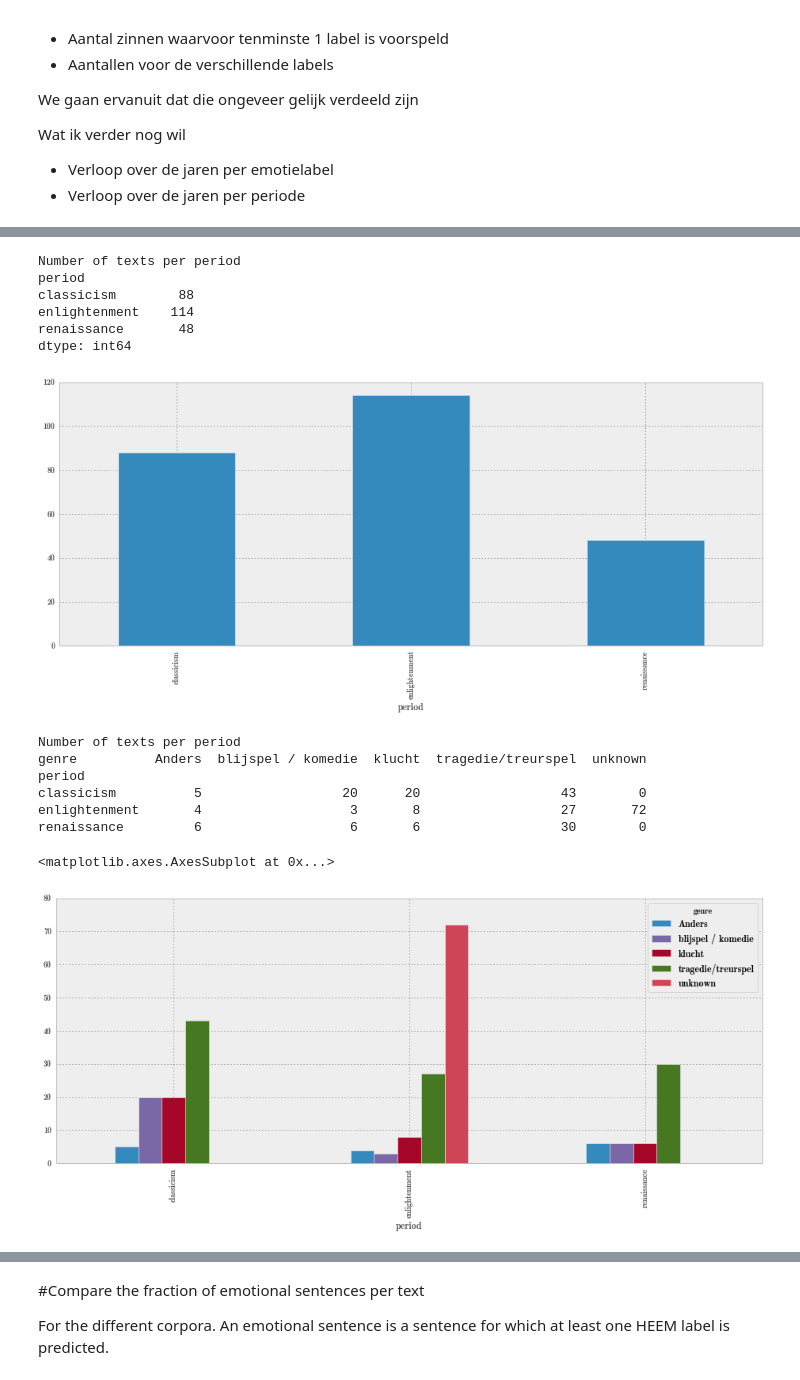
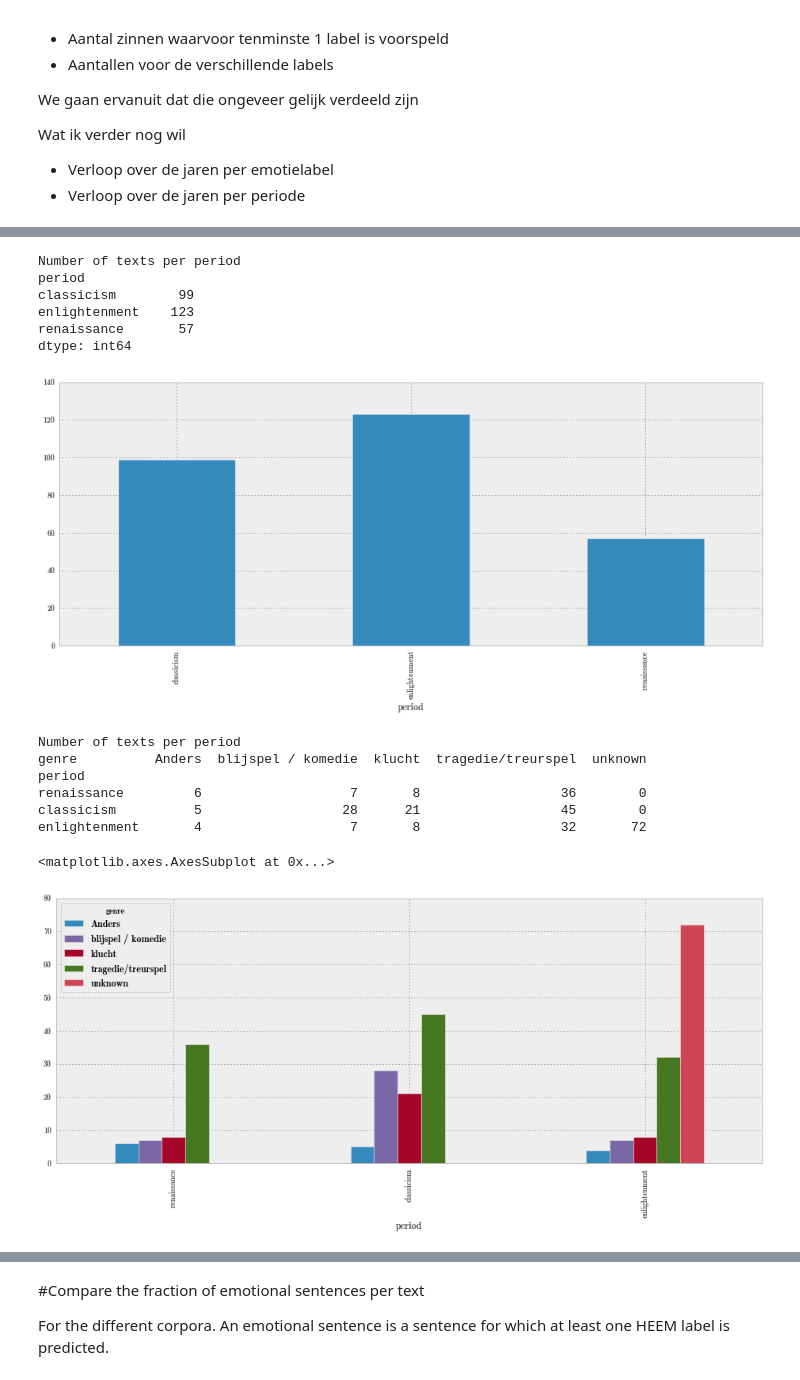
Before and after one commit to NLeSC/embodied-emotions-scripts, a Jupyter notebook: ComparePredictionsCorpora.ipynb, the cells around one changed output, grey strips where cells are left out. Cells and saved outputs as stored; diff of their text form; code cells hidden in the pictures.

```diff
--- a/ComparePredictionsCorpora.ipynb
+++ b/ComparePredictionsCorpora.ipynb
@@ -27,25 +28,36 @@ pd.set_option('display.mpl_style', 'default') # Make the graphs a bit prettier
 plt.rcParams['figure.figsize'] = (16, 6)
 # %%
 # load data
-def load_data(corpus, column_names, corpus_metadata, label_counts):
+def load_data(corpus, column_names, corpus_metadata, label_counts, body_parts, emotion_bodypart_pairs):
     c = pd.read_csv(corpus, header=None, sep='\t', index_col=0, names=column_names)
     md = pd.read_csv(corpus_metadata, index_col=0)
     l = pd.read_csv(label_counts, index_col=0)
-    return pd.concat([c, md, l], axis=1)
+    bp = pd.read_csv(body_parts, index_col=0)
+    ebp = pd.read_csv(emotion_bodypart_pairs, index_col=0)
+    return pd.concat([c, md, l, bp, ebp], axis=1)
 
 corpus_big = load_data('/home/jvdzwaan/data/embem/corpus/corpus_big.csv', ['id', 'year', 'genre', 'title', 'authors'],
                        '/home/jvdzwaan/data/embem/dict/corpus_big_additional_metadata.csv',
-                       '/home/jvdzwaan/data/embem/dict/corpus_big_label_counts.csv')
-#annotation = load_data('/home/jvdzwaan/data/embem/corpus/annotation_corpus.csv', ['id', 'year', 'genre', 'title', 'authors'],
-#                       '/home/jvdzwaan/data/embem/dict/annotation_additional_metadata.csv')
+                       '/home/jvdzwaan/data/embem/dict/corpus_big_label_counts.csv',
+                       '/home/jvdzwaan/data/embem/dict/corpus_big_heem_expanded_body_parts.csv',
+                       '/home/jvdzwaan/data/embem/dict/corpus_big_emotion_bodypart_pairs.csv')
+annotation = load_data('/home/jvdzwaan/data/embem/corpus/annotation_corpus.csv', ['id', 'year', 'genre', 'title', 'authors'],
+                       '/home/jvdzwaan/data/embem/dict/annotation_additional_metadata.csv',
+                       '/home/jvdzwaan/data/embem/dict/annotation_label_counts.csv',
+                       '/home/jvdzwaan/data/embem/dict/annotation_heem_expanded_body_parts.csv',
+                       '/home/jvdzwaan/data/embem/dict/annotation_emotion_bodypart_pairs.csv')
 ceneton = load_data('/home/jvdzwaan/data/embem/corpus/ceneton.csv', ['id', 'year', 'genre', 'title', 'authors'],
                     '/home/jvdzwaan/data/embem/dict/ceneton_additional_metadata.csv',
-                    '/home/jvdzwaan/data/embem/dict/ceneton_label_counts.csv')
+                    '/home/jvdzwaan/data/embem/dict/ceneton_label_counts.csv',
+                    '/home/jvdzwaan/data/embem/dict/ceneton_heem_expanded_body_parts.csv',
+                    '/home/jvdzwaan/data/embem/dict/ceneton_emotion_bodypart_pairs.csv')
 edbo = load_data('/home/jvdzwaan/data/embem/corpus/edbo.csv', ['id', 'year', 'genre', 'title+author'],
                  '/home/jvdzwaan/data/embem/dict/edbo_additional_metadata.csv',
-                 '/home/jvdzwaan/data/embem/dict/edbo_label_counts.csv')
-#complete = pd.concat([annotation, corpus_big, ceneton, edbo])
-combined = pd.concat([corpus_big, ceneton, edbo])
+                 '/home/jvdzwaan/data/embem/dict/edbo_label_counts.csv',
+                 '/home/jvdzwaan/data/embem/dict/edbo_heem_expanded_body_parts.csv',
+                 '/home/jvdzwaan/data/embem/dict/edbo_emotion_bodypart_pairs.csv')
+complete = pd.concat([annotation, corpus_big, ceneton, edbo]).fillna(0)
+combined = pd.concat([corpus_big, ceneton, edbo]).fillna(0)
 # %%
 # Basic statistics
 print '# texts'
@@ -81,32 +95,32 @@ dtype: int64
 # %%
 print 'Number of texts per period'
-periods = combined.groupby('period')
+periods = complete.groupby('period')
 periods.size().plot(kind='bar')
 print periods.size()
 # %% [output]
 Number of texts per period
 period
-classicism        88
-enlightenment    114
-renaissance       48
+classicism        99
+enlightenment    123
+renaissance       57
 dtype: int64
-[figure, old version]
+[figure, new version]
 # %%
 print 'Number of texts per period'
-df = pd.DataFrame({'count' : combined.groupby(['period', 'genre']).size()}).reset_index()
+df = pd.DataFrame({'count' : complete.groupby(['period', 'genre']).size()}).reset_index()
 df = df.pivot(index='period', columns='genre', values='count')
 df = df.fillna(0)
-df.reindex(['renaissance', 'classicism', 'enlightenment'])
+df = df.reindex(['renaissance', 'classicism', 'enlightenment'])
 print df
 df.plot(kind='bar')
 # %% [output]
 Number of texts per period
 genre          Anders  blijspel / komedie  klucht  tragedie/treurspel  unknown
 period
-classicism          5                  20      20                  43        0
-enlightenment       4                   3       8                  27       72
-renaissance         6                   6       6                  30        0
+renaissance         6                   7       8                  36        0
+classicism          5                  28      21                  45        0
+enlightenment       4                   7       8                  32       72
 <matplotlib.axes.AxesSubplot at 0x...>
-[figure, old version]
+[figure, new version]
 # %%
 print 'Number of texts per year'
```
Also changed, not shown: parts of 16 cells of this notebook.
